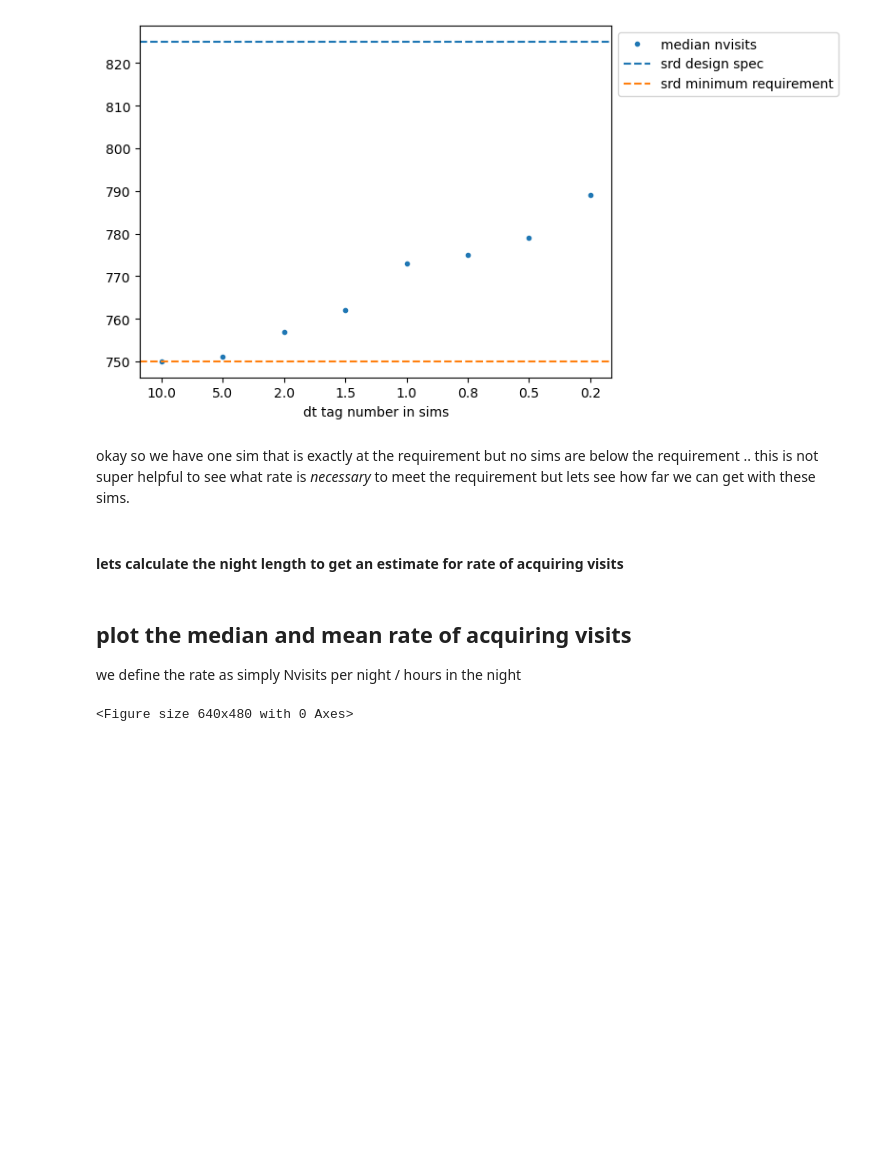
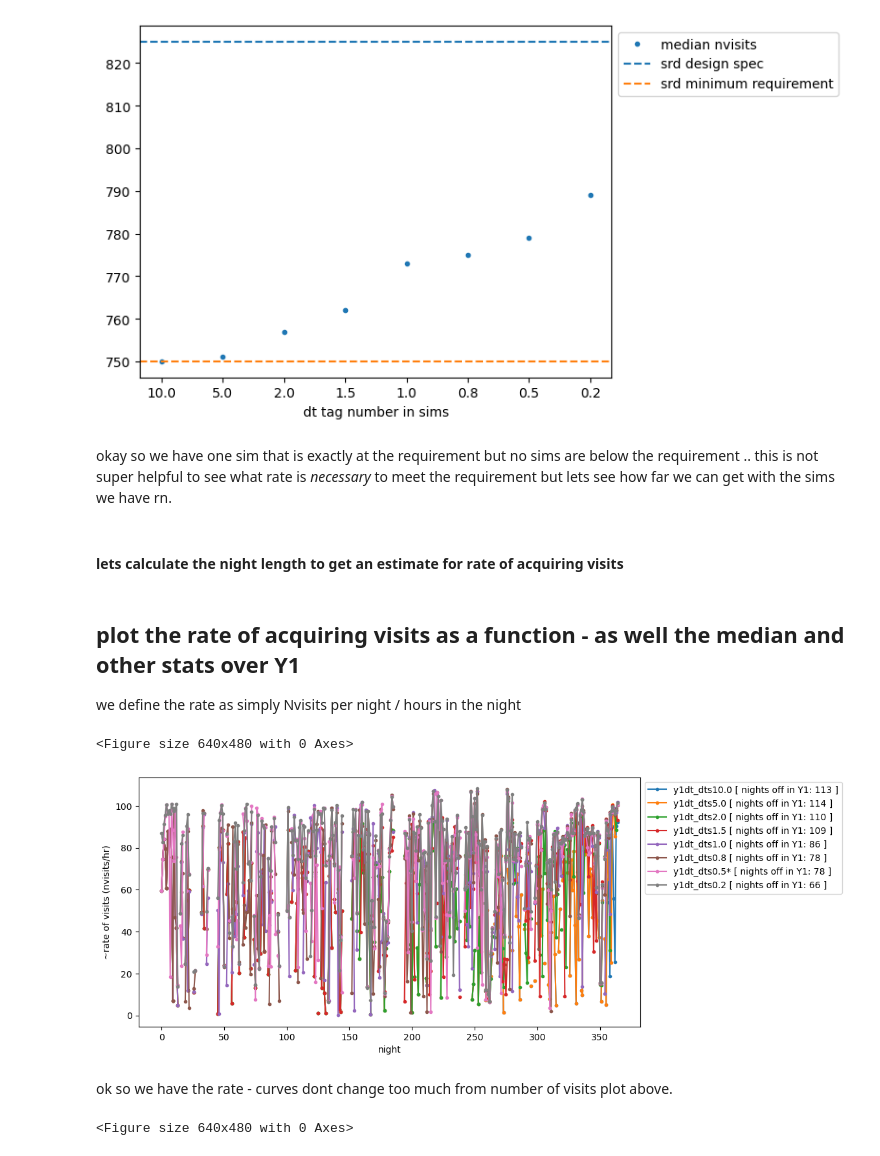
Before and after one commit to lsst-pst/survey_strategy, a Jupyter notebook: fbs_4.1/v4.1_y1dt.ipynb, the cells around one changed output. Drawn from its saved outputs; the diff is of its cells as text; code cells hidden in the pictures; blank space fills up the shorter version.

```diff
--- a/fbs_4.1/v4.1_y1dt.ipynb
+++ b/fbs_4.1/v4.1_y1dt.ipynb
@@ -162,7 +183,7 @@ plt.show()
 # %% [output]
 [figure]
 # %% [markdown]
-okay so we have one sim that is exactly at the requirement but no sims are below the requirement .. this is not super helpful to see what rate is _necessary_ to meet the requirement but lets see how far we can get with these sims.
+okay so we have one sim that is exactly at the requirement but no sims are below the requirement .. this is not super helpful to see what rate is _necessary_ to meet the requirement but lets see how far we can get with the sims we have rn.
 # %% [markdown]
 #### lets calculate the night length to get an estimate for rate of acquiring visits
 # %%
@@ -181,7 +202,28 @@ sunrises = almanac.sunsets[start_idx : start_idx + 365]['sun_n18_rising']
 # calculate night hours
 night_hours = (sunrises - sunsets) * 24
 # %% [markdown]
-## plot the median and mean rate of acquiring visits
+## plot the rate of acquiring visits as a function - as well the median and other stats over Y1
 
 we define the rate as simply Nvisits per night / hours in the night
+# %%
+# rate of acquiring visits as a function of time
+plt.clf()
+fig, ax = plt.subplots(1,1)
+
+for i, db in enumerate(fnovs.index):
+    rate = nvisits_per_night[db].metric_values/night_hours
+    # print(db, len(rate), len(rate.compressed()))
+    # rate = rate.compressed()
+    ax.plot(rate, '.-', label=f'{db} [ nights off in Y1: {len(rate) - len(rate.compressed())} ]')
+
+ax.set_ylabel('~rate of visits (nvisits/hr)')
+ax.set_xlabel('night')
+ax.legend(bbox_to_anchor=(1,1))
+fig.set_size_inches(10,5)
+plt.show()
+# %% [output]
+<Figure size 640x480 with 0 Axes>
+[figure, added]
+# %% [markdown]
+ok so we have the rate - curves dont change too much from number of visits plot above.
 # %%
```
Also changed, not shown: parts of 18 cells of this notebook.
